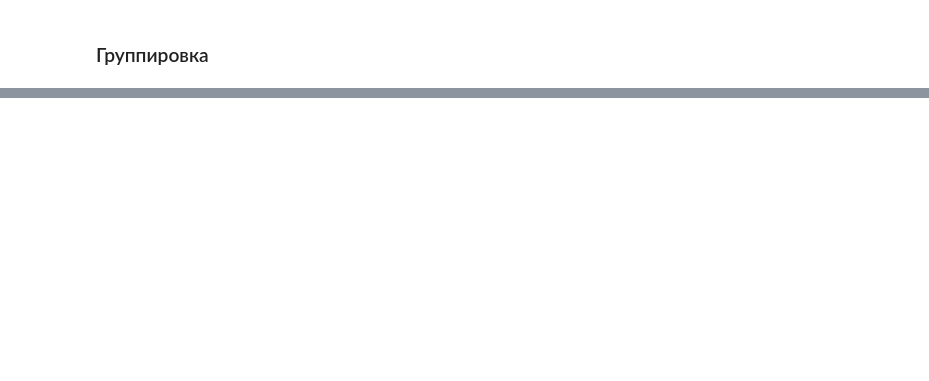
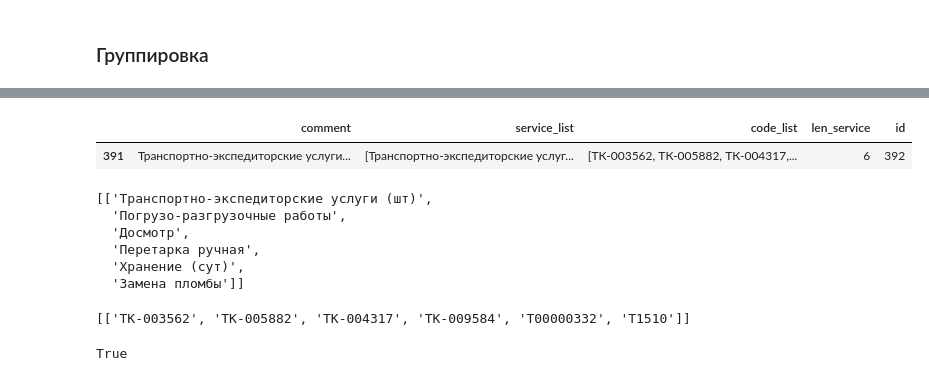
Before and after one commit to maxfil333/invoice_scanner, a Jupyter notebook: src/service_table.ipynb, the cells around one changed output, grey strips where cells are left out. Cells and saved outputs as stored; diff of their text form; code cells hidden in the pictures; blank space fills up the shorter version.

```diff
--- a/src/analyse_excel.ipynb
+++ b/src/service_table.ipynb
@@ -239,3 +271,20 @@ grouped_comment['id'] = list(range(1, grouped_comment.shape[0]+1))
+# %%
+z = grouped_comment[grouped_comment["comment"] == "Транспортно-экспедиторские услуги ТрансКонтейнер"]
+display(z)
+display(z['service_list'].to_list())
+display(z['code_list'].to_list())
+display(len(z['service_list'].to_list()) == len(z['code_list'].to_list()))
+# %% [output]
+|  | comment | service_list | code_list | len_service | id |
+| 391 | Транспортно-экспедиторские услуги... | [Транспортно-экспедиторские услуг... | [ТК-003562, ТК-005882, ТК-004317,... | 6 | 392 |
+[['Транспортно-экспедиторские услуги (шт)',
+  'Погрузо-разгрузочные работы',
+  'Досмотр',
+  'Перетарка ручная',
+  'Хранение (сут)',
+  'Замена пломбы']]
+[['ТК-003562', 'ТК-005882', 'ТК-004317', 'ТК-009584', 'Т00000332', 'Т1510']]
+True
 # %%
 grouped_comment.shape
 # %% [output]
```
Also changed, not shown: parts of 13 cells of this notebook.
